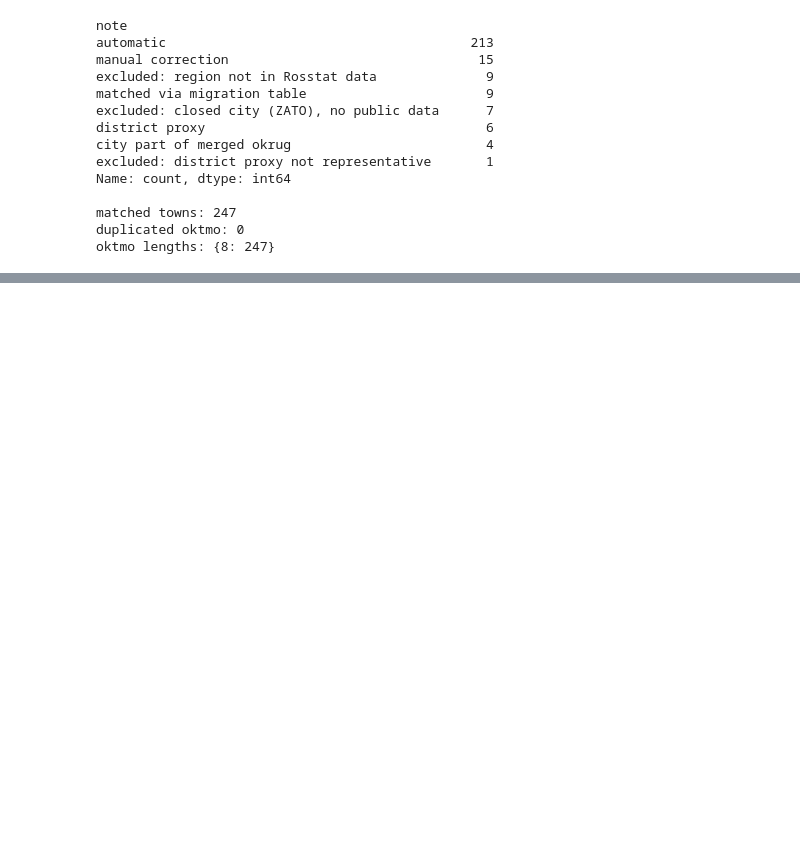
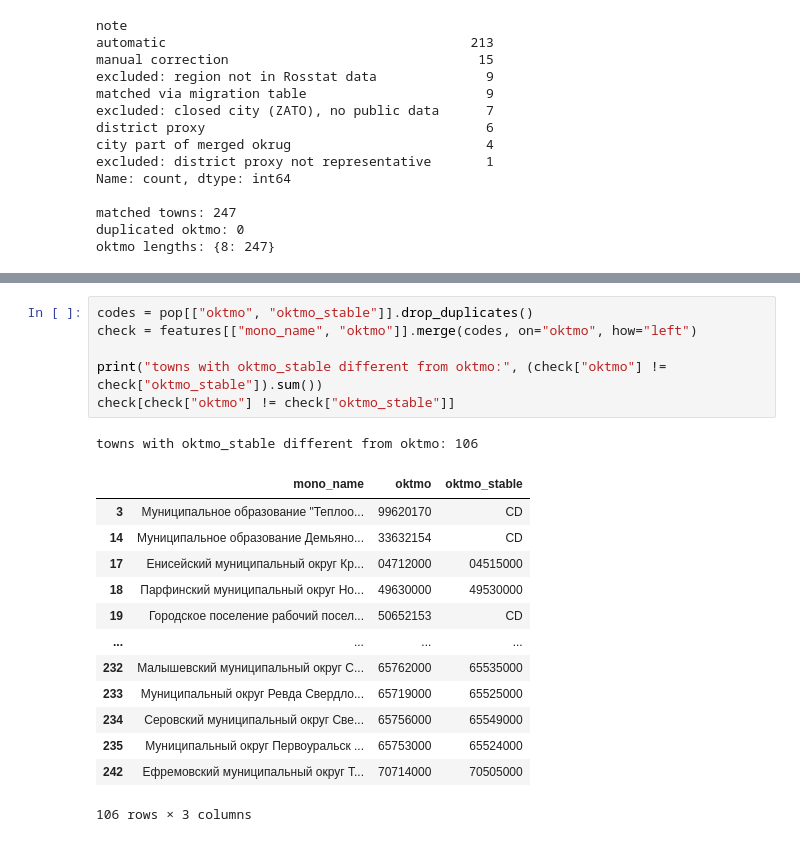
Before and after one commit to evelina-kalugina/-russian-monotowns-typology, a Jupyter notebook: notebooks/03_features.ipynb, the cells around one changed output, grey strips where cells are left out. Drawn from its saved outputs; the diff is of its cells as text; blank space fills up the shorter version.

```diff
--- a/notebooks/03_features.ipynb
+++ b/notebooks/03_features.ipynb
@@ -81,0 +126,21 @@ oktmo lengths: {8: 247}
+# %%
+codes = pop[["oktmo", "oktmo_stable"]].drop_duplicates()
+check = features[["mono_name", "oktmo"]].merge(codes, on="oktmo", how="left")
+
+print("towns with oktmo_stable different from oktmo:", (check["oktmo"] != check["oktmo_stable"]).sum())
+check[check["oktmo"] != check["oktmo_stable"]]
+# %% [output]
+towns with oktmo_stable different from oktmo: 106
+|  | mono_name | oktmo | oktmo_stable |
+| 3 | Муниципальное образование "Теплоо... | 99620170 | CD |
+| 14 | Муниципальное образование Демьяно... | 33632154 | CD |
+| 17 | Енисейский муниципальный округ Кр... | 04712000 | 04515000 |
+| 18 | Парфинский муниципальный округ Но... | 49630000 | 49530000 |
+| 19 | Городское поселение рабочий посел... | 50652153 | CD |
+| ... | ... | ... | ... |
+| 232 | Малышевский муниципальный округ С... | 65762000 | 65535000 |
+| 233 | Муниципальный округ Ревда Свердло... | 65719000 | 65525000 |
+| 234 | Серовский муниципальный округ Све... | 65756000 | 65549000 |
+| 235 | Муниципальный округ Первоуральск ... | 65753000 | 65524000 |
+| 242 | Ефремовский муниципальный округ Т... | 70714000 | 70505000 |
+106 rows × 3 columns
```
Also changed, not shown: parts of 7 cells of this notebook.
